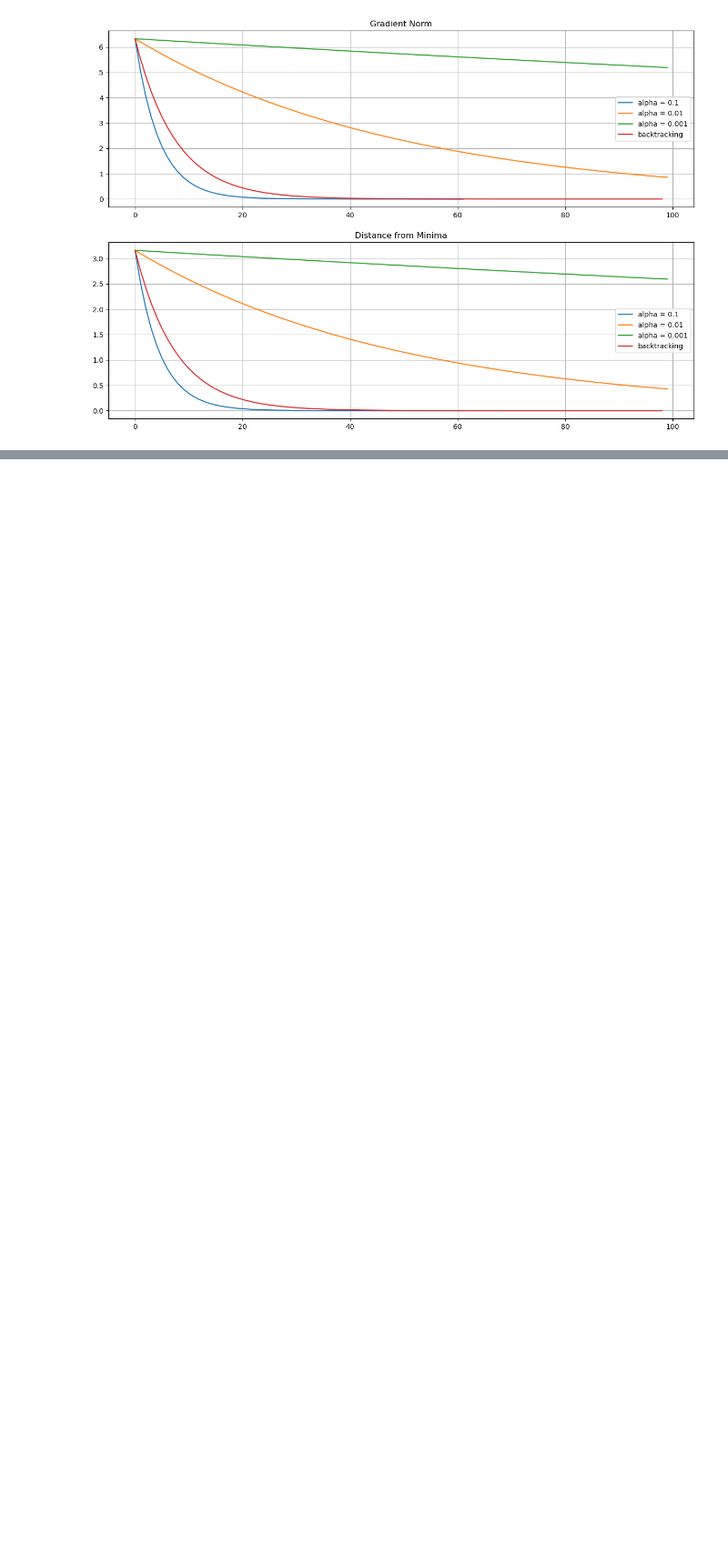
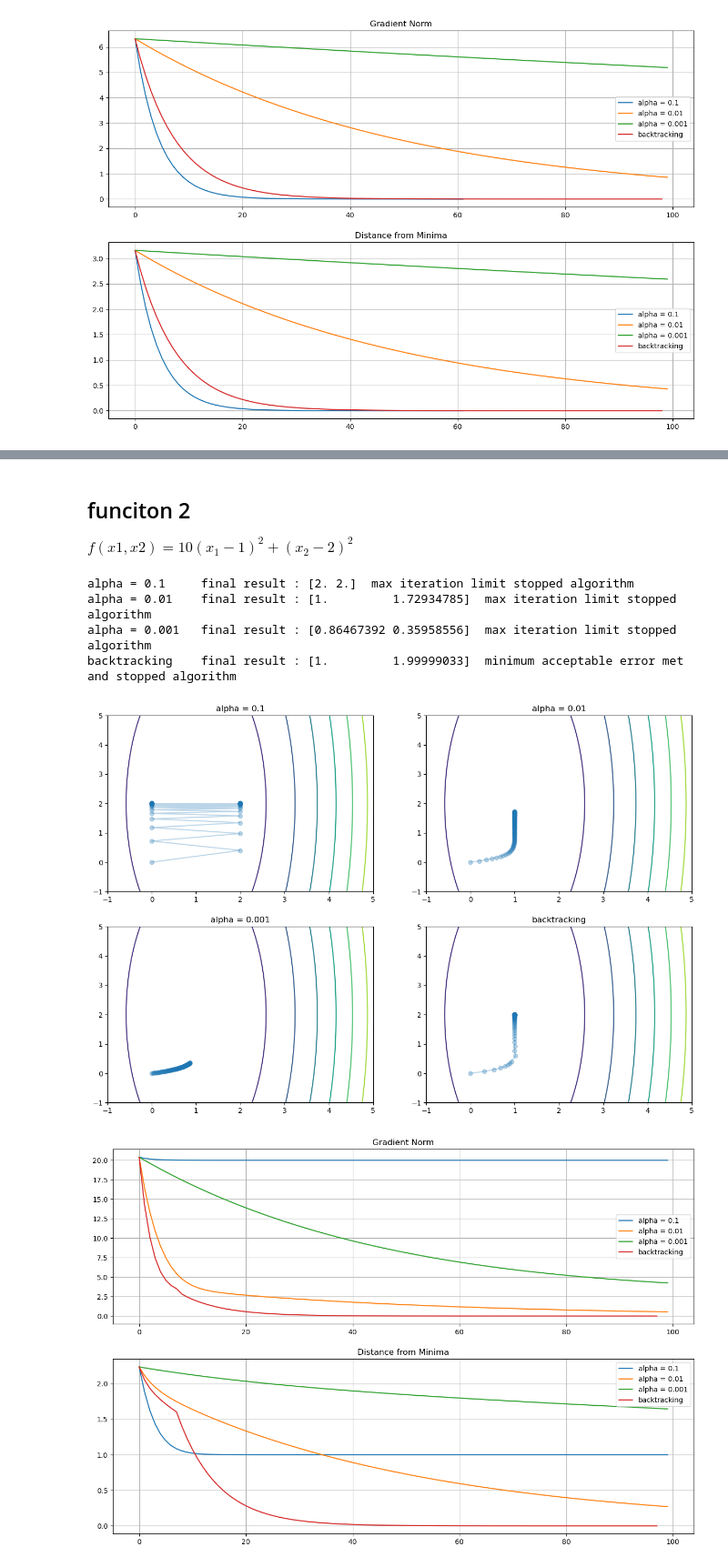
Before and after one commit to Rezashatery/Optimization-via-Gradient-Descent, a Jupyter notebook: Optimization via Gradient Descent.ipynb, the cells around one changed output, grey strips where cells are left out. Shown at 91% size. Drawn from its saved outputs; the diff is of its cells as text; code cells hidden in the pictures; blank space fills up the shorter version.

Commit message:
second funciton optimization

```diff
--- a/Optimization via Gradient Descent.ipynb
+++ b/Optimization via Gradient Descent.ipynb
@@ -177,0 +183,75 @@ backtracking    final result : [2.99999378 0.99999793]  small change in the solu
+# %% [markdown]
+## funciton 2
+
+$f(x1, x2) = 10(x_1 − 1)^2 + (x_2 − 2)^2$
+# %%
+def f(x):
+    return 10 * (x[0] -1) ** 2 + (x[1]-2)**2
+
+
+def grad_f(x):
+    return np.array([20*(x[0]-1), 2*(x[1]-2)])
+
+
+# initializing the first step
+n = 2
+x0 = np.array([0,0])
+
+# setting stop conditions
+kmax = 100
+tolf = 10**-6
+tolx = 10**-6
+
+# different step size
+alphas = [0.1, 0.01, 0.001]
+
+fig, axes = plt.subplots(2,2, figsize = (15,10))
+x_ax = np.linspace(-1,5,100)
+y_ax = np.linspace(-1,5,100)
+xv,yv = np.meshgrid(x_ax,y_ax)
+z_ax = f([xv,yv])
+
+
+fig_2, (axe1,axe2) = plt.subplots(2,1, figsize = (15,10))
+legends  = []
+
+for i, ax in enumerate(axes.flatten()):
+    if i == 3:
+        x, k, f_val, grads, err, stop_condition = gradient_descent(f, grad_f, x0, kmax, tolf, tolx, back_tracked=True)
+        ax.set_title('backtracking')
+        legends.append('backtracking')
+        print(f'backtracking \tfinal result : {x[:,-1]}\t' + stop_condition)
+    else:
+        x, k, f_val, grads, err, stop_condition = gradient_descent(f, grad_f, x0, kmax, tolf, tolx, back_tracked=False, alpha=alphas[i])
+        ax.set_title(f'alpha = {alphas[i]}')
+        legends.append(f'alpha = {alphas[i]}')
+        print(f'alpha = {alphas[i]}\tfinal result : {x[:,-1]}\t' + stop_condition)
+
+    # plotting the steps to goal
+    contour = ax.contour(x_ax,y_ax,z_ax)
+    ax.plot(x[0,:],x[1,:],'-o', alpha = 0.3)
+
+    # plotting gradient norm for each iteration
+    axe1.plot(err)
+
+    # plotting error norm for each iteration
+    x_true = np.repeat(np.array([[1,2]]), x.shape[1], axis = 0).T
+    axe2.plot(np.linalg.norm((x_true - x), axis = 0))
+
+
+axe1.set_title('Gradient Norm')
+axe1.legend(legends)
+axe1.grid()
+
+axe2.set_title('Distance from Minima')
+axe2.legend(legends)
+axe2.grid()
+
+plt.show()
+# %% [output]
+alpha = 0.1     final result : [2. 2.]  max iteration limit stopped algorithm
+alpha = 0.01    final result : [1.         1.72934785]  max iteration limit stopped algorithm
+alpha = 0.001   final result : [0.86467392 0.35958556]  max iteration limit stopped algorithm
+backtracking    final result : [1.         1.99999033]  minimum acceptable error met and stopped algorithm
+[figure, added]
+[figure, added]
```
Also changed, not shown: parts of 1 cell of this notebook.
